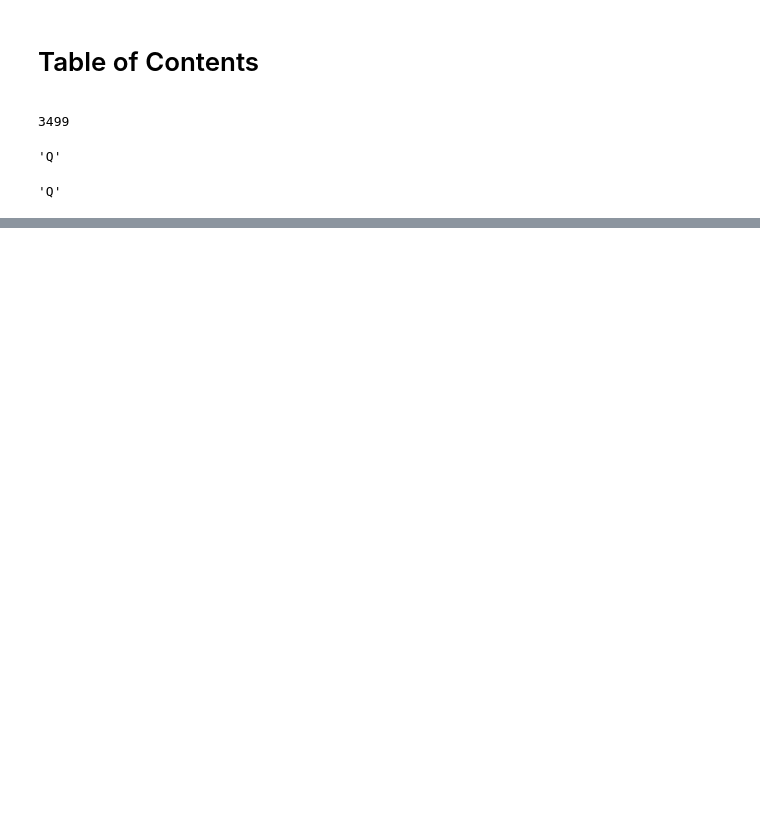
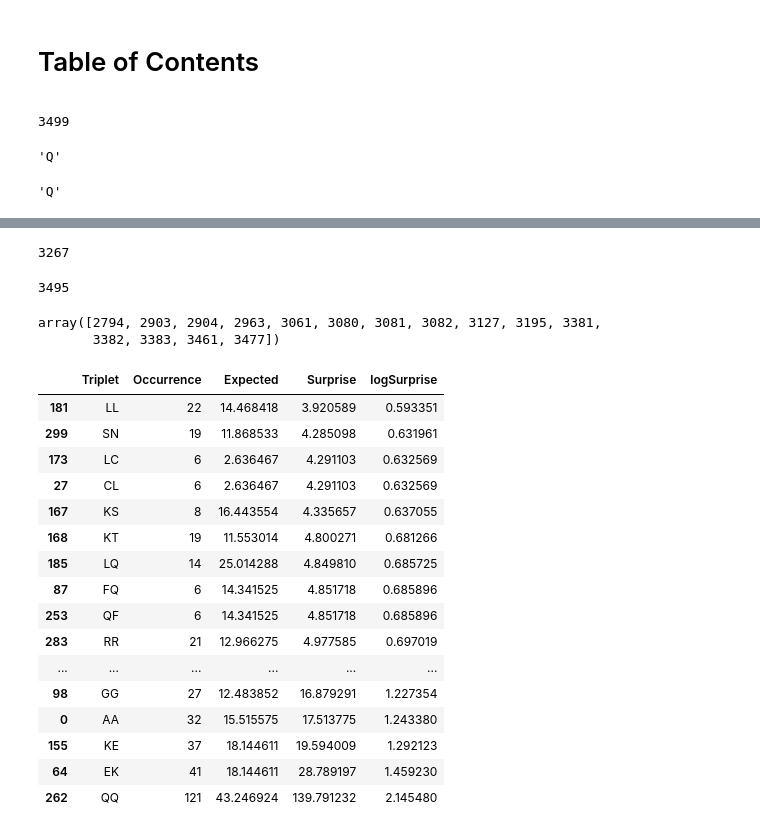
Before and after one commit to WormLabCaltech/med-cafe, a Jupyter notebook: src/DPY-22 Sequence Analysis.ipynb, the cells around one changed output, grey strips where cells are left out. Saved outputs shown, nothing was run; the diff lists cells and outputs as text; code cells hidden in the pictures; blank space fills up the shorter version.

```diff
--- a/src/DPY-22 Sequence Analysis.ipynb
+++ b/src/DPY-22 Sequence Analysis.ipynb
@@ -87,9 +46,0 @@ sns.distplot(position['S'])
-# %%
-maxT = ''
-maxN = 0
-
-for key, value in triplet.items():
-    if len(value) > maxN:
-        maxT = key
-        maxN = len(value)
-print(maxT)
@@ -97,0 +101,33 @@ QQQ
+# %%
+nQuad
+# %% [output]
+3267
+# %%
+totalQuad
+# %% [output]
+3495
+# %%
+quadplet['QQQQ']
+# %% [output]
+array([2794, 2903, 2904, 2963, 3061, 3080, 3081, 3082, 3127, 3195, 3381,
+       3382, 3383, 3461, 3477])
+# %%
+doublet_df[doublet_df.Occurrence > 5].tail(40)
+# %% [output]
+|  | Triplet | Occurrence | Expected | Surprise | logSurprise |
+| 181 | LL | 22 | 14.468418 | 3.920589 | 0.593351 |
+| 299 | SN | 19 | 11.868533 | 4.285098 | 0.631961 |
+| 173 | LC | 6 | 2.636467 | 4.291103 | 0.632569 |
+| 27 | CL | 6 | 2.636467 | 4.291103 | 0.632569 |
+| 167 | KS | 8 | 16.443554 | 4.335657 | 0.637055 |
+| 168 | KT | 19 | 11.553014 | 4.800271 | 0.681266 |
+| 185 | LQ | 14 | 25.014288 | 4.849810 | 0.685725 |
+| 87 | FQ | 6 | 14.341525 | 4.851718 | 0.685896 |
+| 253 | QF | 6 | 14.341525 | 4.851718 | 0.685896 |
+| 283 | RR | 21 | 12.966275 | 4.977585 | 0.697019 |
+| ... | ... | ... | ... | ... | ... |
+| 98 | GG | 27 | 12.483852 | 16.879291 | 1.227354 |
+| 0 | AA | 32 | 15.515575 | 17.513775 | 1.243380 |
+| 155 | KE | 37 | 18.144611 | 19.594009 | 1.292123 |
+| 64 | EK | 41 | 18.144611 | 28.789197 | 1.459230 |
+| 262 | QQ | 121 | 43.246924 | 139.791232 | 2.145480 |
```
Also changed, not shown: parts of 19 cells of this notebook, 24 other files.
